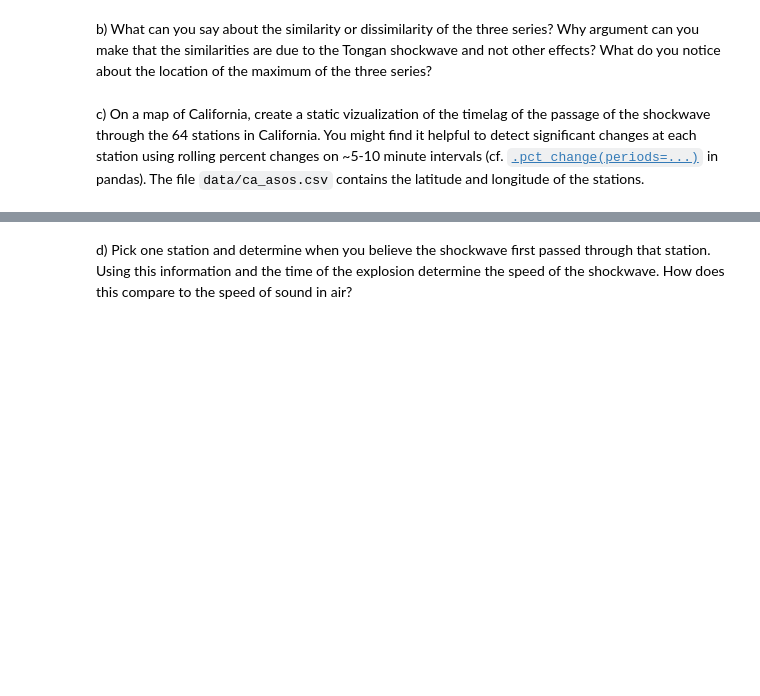
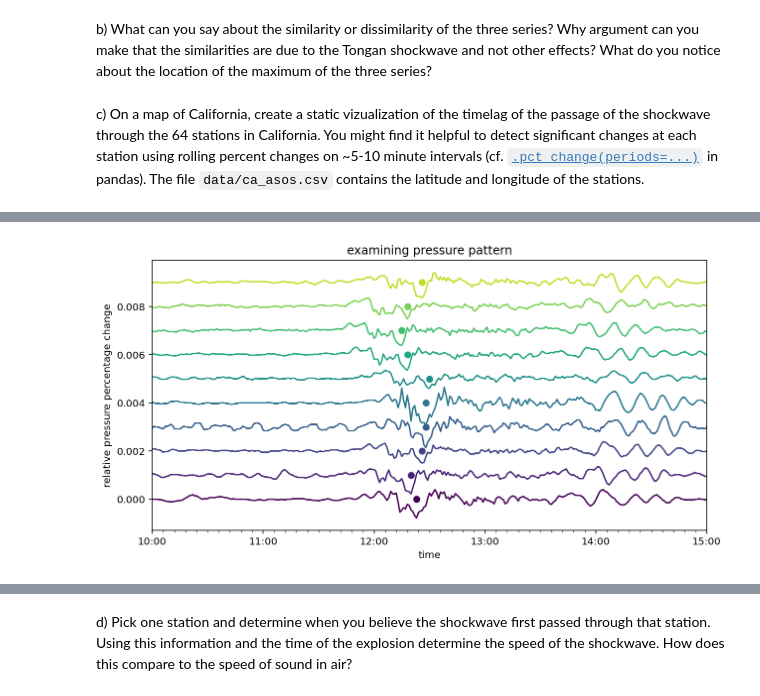
Before and after one commit to yanglyu902/UCB-AY250-HW, a Jupyter notebook: hw_2/hw_2.ipynb, the cells around one changed output, grey strips where cells are left out. Saved outputs shown, nothing was run; the diff lists cells and outputs as text; code cells hidden in the pictures; blank space fills up the shorter version.

```diff
--- a/hw_2/hw_2.ipynb
+++ b/hw_2/hw_2.ipynb
@@ -80,3 +81,12 @@ plt.show()
 b) What can you say about the similarity or dissimilarity of the three series? Why argument can you make that the similarities are due to the Tongan shockwave and not other effects? What do you notice about the location of the maximum of the three series?
 # %% [markdown]
 c) On a map of California, create a static vizualization of the timelag of the passage of the shockwave through the 64 stations in California. You might find it helpful to detect significant changes at each station using rolling percent changes on ~5-10 minute intervals (cf. [`.pct_change(periods=...)`](https://pandas.pydata.org/docs/reference/api/pandas.DataFrame.pct_change.html) in pandas). The file `data/ca_asos.csv` contains the latitude and longitude of the stations.
+# %%
+import geopandas as gpd
+from shapely.geometry import Point
+
+# california map
+df_ca = gpd.read_file('data/tl_2016_06_cousub/tl_2016_06_cousub.shp')
+# stations locations
+df_geo = pd.read_csv('data/ca_asos.csv', parse_dates=[0])
+df_geo.head()
@@ -82,0 +100,4 @@ c) On a map of California, create a static vizualization of the timelag of the p
+# %%
+# drop stations in df_geo where shock data DNE
+stations = df.columns[1:]
+df_geo = df_geo[df_geo['stid'].isin(stations)].reset_index().drop(columns=['index'])
@@ -82,0 +122,34 @@ c) On a map of California, create a static vizualization of the timelag of the p
+# %%
+# calculate percent change and find time of shock wave arriving
+period = 5
+
+tmp = []
+tmp_raw = []
+min_val = []
+for s in stations:
+    changes = df[s].pct_change(periods=period)
+    t_min = df['time'].loc[changes == np.min(changes)] # TimeStamp
+    tmp_raw.append(pd.Timestamp(t_min.values[0]))
+    tmp.append(pd.Timestamp(t_min.values[0]).minute)
+df_geo['t_shock'] = tmp
+df_geo['t_shock_raw'] = tmp_raw
+# %%
+# visualize pressure gradients for all stations
+stations = df.columns[1:]
+fig, ax = plt.subplots(figsize=(10,5))
+cm = matplotlib.cm.get_cmap()
+n_lines = 10
+for i in range(n_lines):
+    ax.plot(df['time'], i/1000 + 0.7 * df[stations[i]].pct_change(periods=period), color=cm(i/n_lines))
+    ax.plot(df_geo[df_geo['stid']==stations[i]]['t_shock_raw'], i/1000, 'o', color=cm(i/n_lines))
+
+ax.xaxis.set_major_locator(mdates.HourLocator(interval=1))
+ax.xaxis.set_major_formatter(mdates.DateFormatter('%H:%M'))
+ax.xaxis.set_minor_locator(mdates.MinuteLocator(interval=6))
+ax.set_xlabel('time')
+ax.set_ylabel('relative pressure percentage change')
+plt.title('examining pressure pattern')
+plt.xlim(datetime.datetime(2022, 1, 15, 10, 00), datetime.datetime(2022, 1, 15, 15, 00))
+plt.show()
+# %% [output]
+[figure, added]
```
Also changed, not shown: parts of 17 cells of this notebook.
